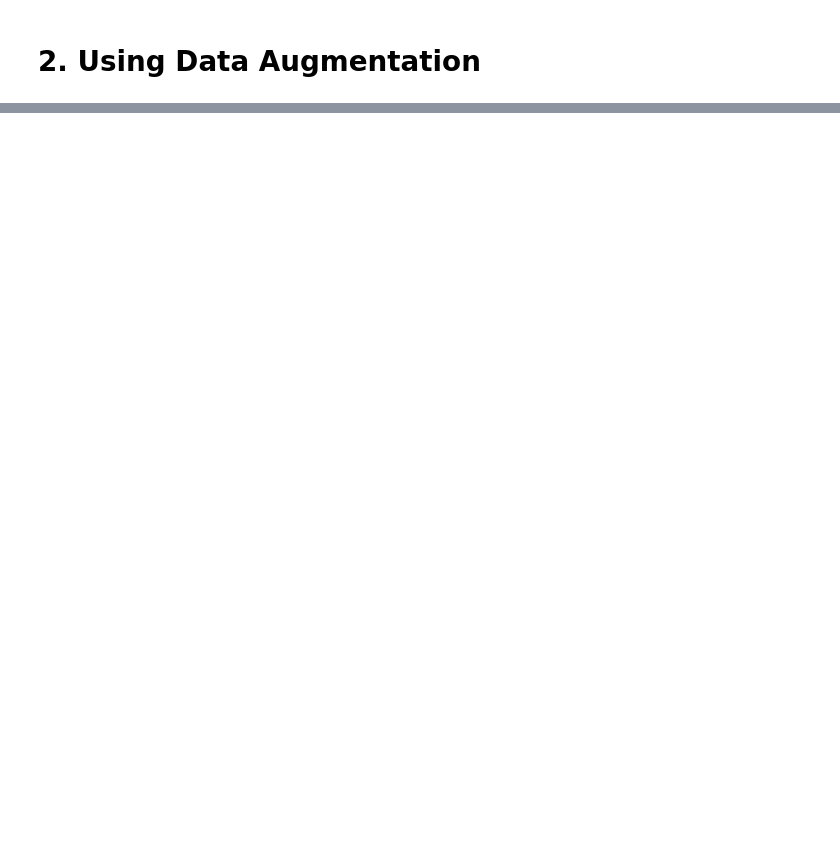
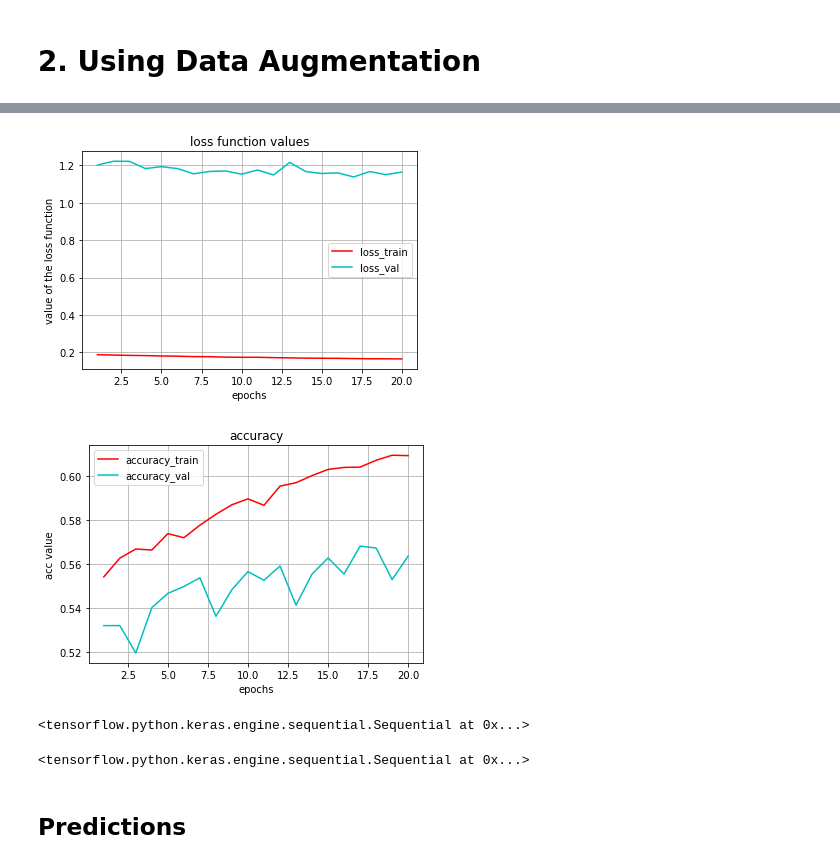
Before and after one commit to KKatkar/Facial-Expression-Recognition, a Jupyter notebook: facial_expression_detection.ipynb, the cells around one changed output, grey strips where cells are left out. Saved outputs shown, nothing was run; the diff lists cells and outputs as text; code cells hidden in the pictures; blank space fills up the shorter version.

```diff
--- a/facial_expression_detection.ipynb
+++ b/facial_expression_detection.ipynb
@@ -337,0 +403,7 @@ Epoch 50/50
+# %%
+datagen = ImageDataGenerator(shear_range=0.1,
+                             rotation_range=30,
+                             horizontal_flip=True)
+# %%
+training_generator = datagen.flow(train_images, train_labels, batch_size=64,seed=7)
+validation_generator = datagen.flow(val_images, val_labels, batch_size=64,seed=7)
@@ -337,0 +414,6 @@ Epoch 50/50
+# %%
+history2 = model.fit(training_generator,
+                    validation_data= validation_generator,
+                    class_weight = class_weights,
+                    epochs=20,
+                    batch_size=64)
@@ -337,0 +442,18 @@ Epoch 50/50
+# %%
+plot_train_loss(history2)
+plot_train_acc(history2)
+# %% [output]
+[figure, added]
+[figure, added]
+# %%
+model1 = load_model("cnn_model1.h5")
+model1
+# %% [output]
+<tensorflow.python.keras.engine.sequential.Sequential at 0x...>
+# %%
+model2 = load_model("cnn_data_aug1.h5")
+model2
+# %% [output]
+<tensorflow.python.keras.engine.sequential.Sequential at 0x...>
+# %% [markdown]
+## Predictions
```
Also changed, not shown: parts of 65 cells of this notebook.
